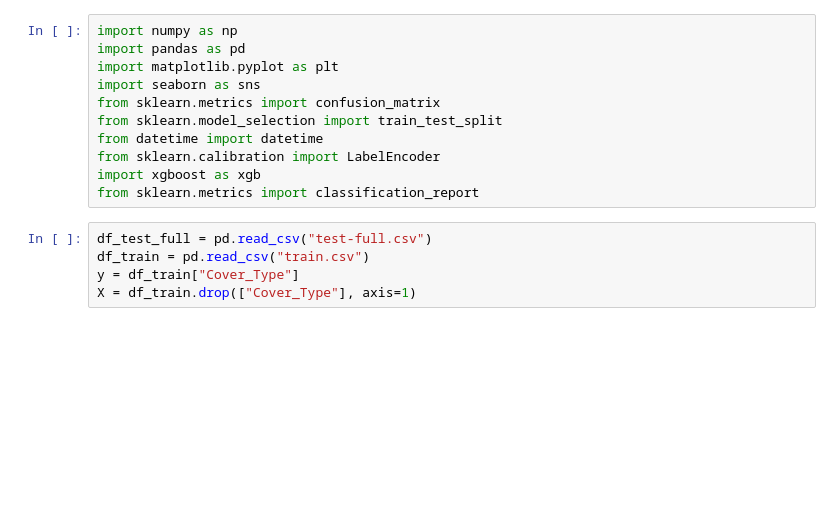
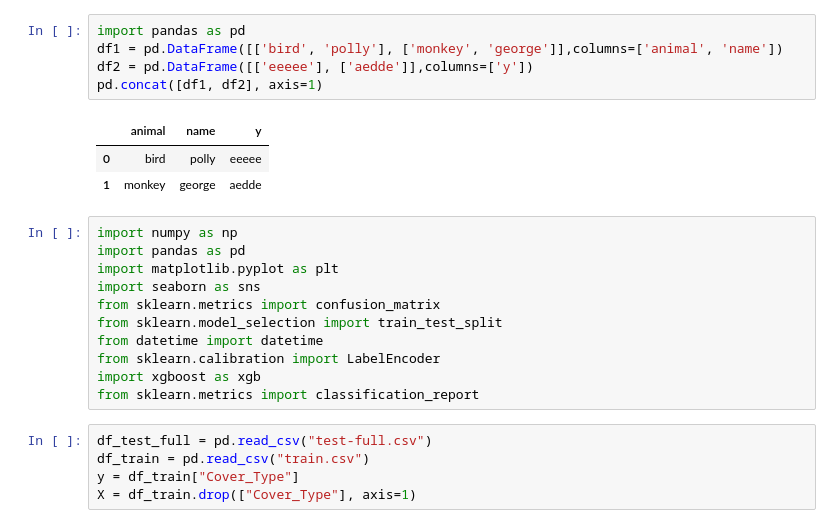
Before and after one commit to matthieudelsart/cover-type-prediction-challenge, a Jupyter notebook: francois.ipynb, the cells around one changed output. Drawn from its saved outputs; the diff is of its cells as text; blank space fills up the shorter version.

```diff
--- a/francois.ipynb
+++ b/francois.ipynb
@@ -1,3 +1,12 @@
+# %%
+import pandas as pd
+df1 = pd.DataFrame([['bird', 'polly'], ['monkey', 'george']],columns=['animal', 'name'])
+df2 = pd.DataFrame([['eeeee'], ['aedde']],columns=['y'])
+pd.concat([df1, df2], axis=1)
+# %% [output]
+|  | animal | name | y |
+| 0 | bird | polly | eeeee |
+| 1 | monkey | george | aedde |
 # %%
 import numpy as np
 import pandas as pd
```
Also changed, not shown: 35 other files.
